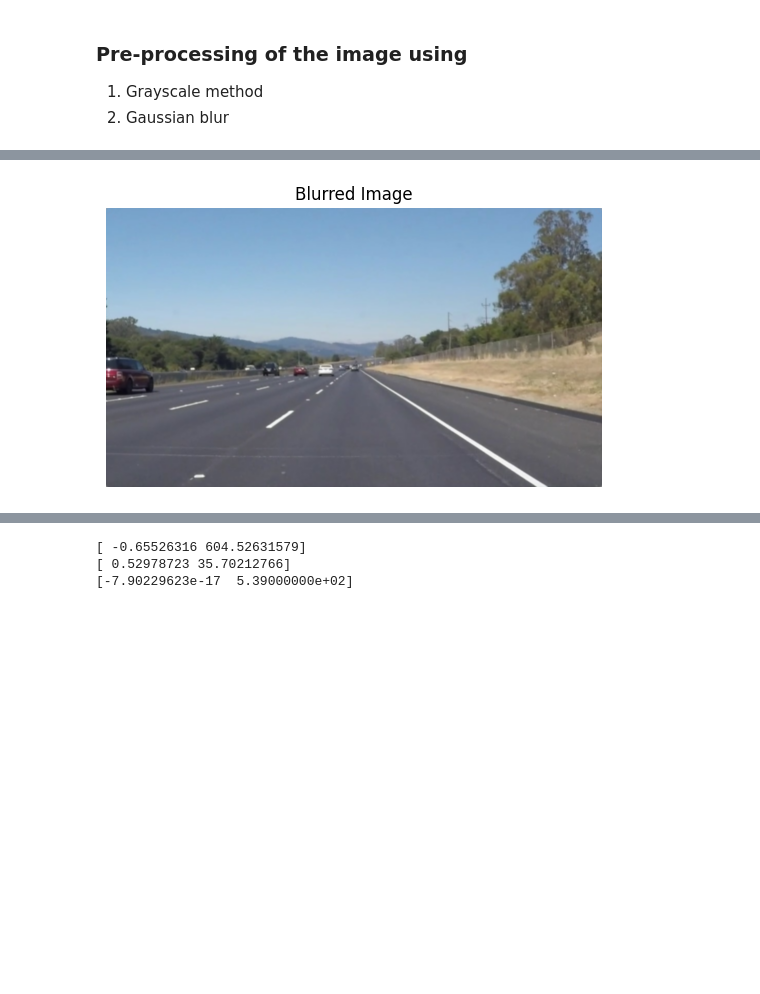
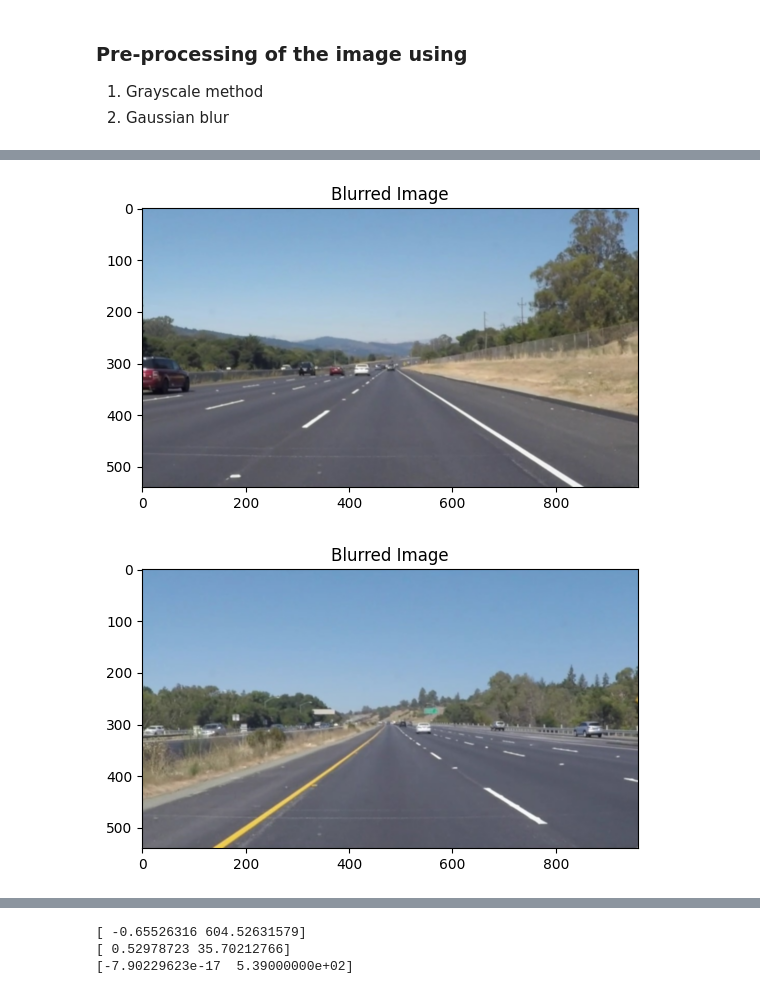
Before and after one commit to Sahib61003/CodeClauseInternship_RoadLaneDetection, a Jupyter notebook: project.ipynb, the cells around one changed output, grey strips where cells are left out. Drawn from its saved outputs; the diff is of its cells as text; code cells hidden in the pictures; blank space fills up the shorter version.

```diff
--- a/project.ipynb
+++ b/project.ipynb
@@ -20,3 +16,11 @@ xwidth = img.shape[1]
+# %%
+img1 = mpimg.imread("C:\python\CodeClauseInternship_RoadLaneDetection\images\swr.jpg")
+yheight1 = img1.shape[0]
+xwidth1 = img1.shape[1]
+
+img2 = mpimg.imread("C:\python\CodeClauseInternship_RoadLaneDetection\images\syl.jpg")
+yheight2 = img2.shape[0]
+xwidth2 = img2.shape[1]
 # %% [markdown]
 ### Pre-processing of the image using
 1. Grayscale method
@@ -33,12 +42,16 @@ plt.imshow(grayimg, cmap='gray')
 # %%
 def gaussian_blur(image, kernel):
-    return cv2.GaussianBlur(img, (kernel, kernel), 0)
+    return cv2.GaussianBlur(image, (kernel, kernel), 0)
 
 ksize = 3
-gaussianBlur = gaussian_blur(grayimg, ksize)
-plt.imshow(gaussianBlur, cmap='gray')
+gaussianBlur1 = gaussian_blur(img1, ksize)
+gaussianBlur2 = gaussian_blur(img2, ksize)
+plt.imshow(gaussianBlur1, cmap='gray')
 plt.title("Blurred Image")
-plt.axis('off')
 plt.show()
+plt.imshow(gaussianBlur2, cmap='gray')
+plt.title("Blurred Image")
+plt.show()
 # %% [output]
-[figure, old version]
+[figure, new version]
+[figure, added]
```
Also changed, not shown: parts of 10 cells of this notebook, 1 other file.
